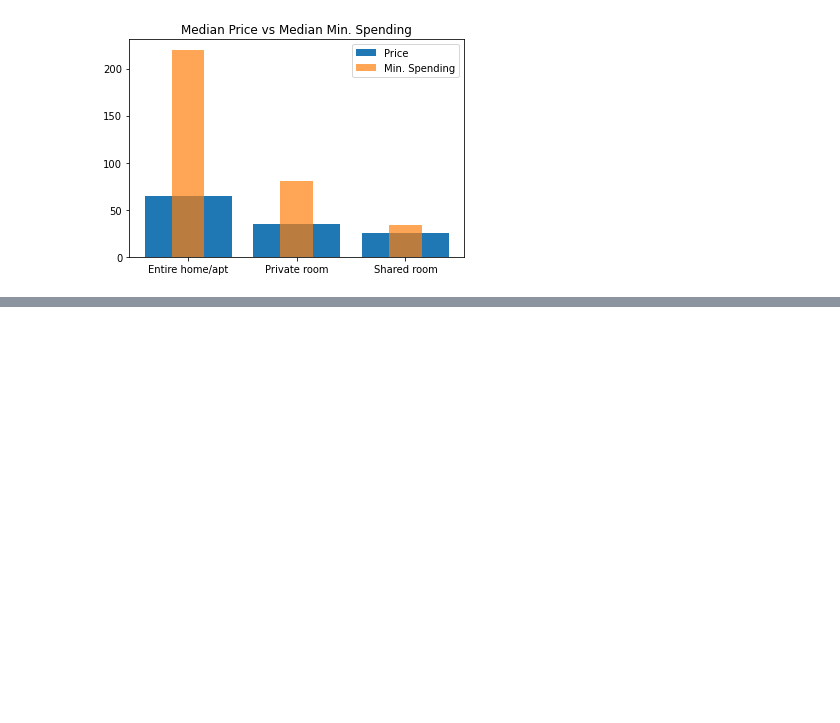
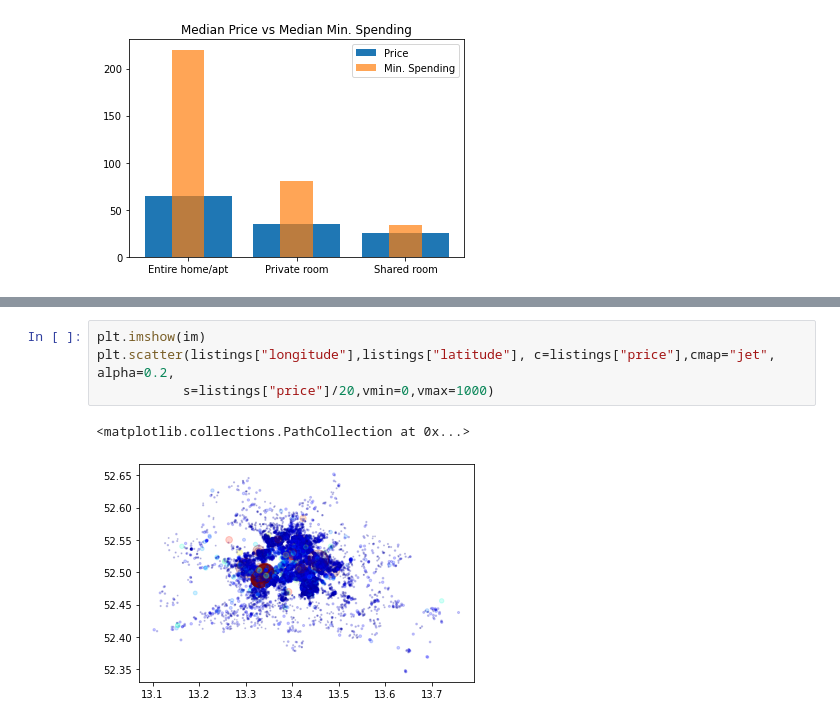
Before and after one commit to JacobUkokobili/Airbnb-Analytics-Berlin, a Jupyter notebook: notebooks/insights.ipynb, the cells around one changed output, grey strips where cells are left out. Drawn from its saved outputs; the diff is of its cells as text; blank space fills up the shorter version.

```diff
--- a/notebooks/insights.ipynb
+++ b/notebooks/insights.ipynb
@@ -182,0 +183,7 @@ plt.legend()
+# %%
+plt.imshow(im)
+plt.scatter(listings["longitude"],listings["latitude"], c=listings["price"],cmap="jet", alpha=0.2,
+           s=listings["price"]/20,vmin=0,vmax=1000)
+# %% [output]
+<matplotlib.collections.PathCollection at 0x...>
+[figure, added]
```
Also changed, not shown: parts of 13 cells of this notebook.
